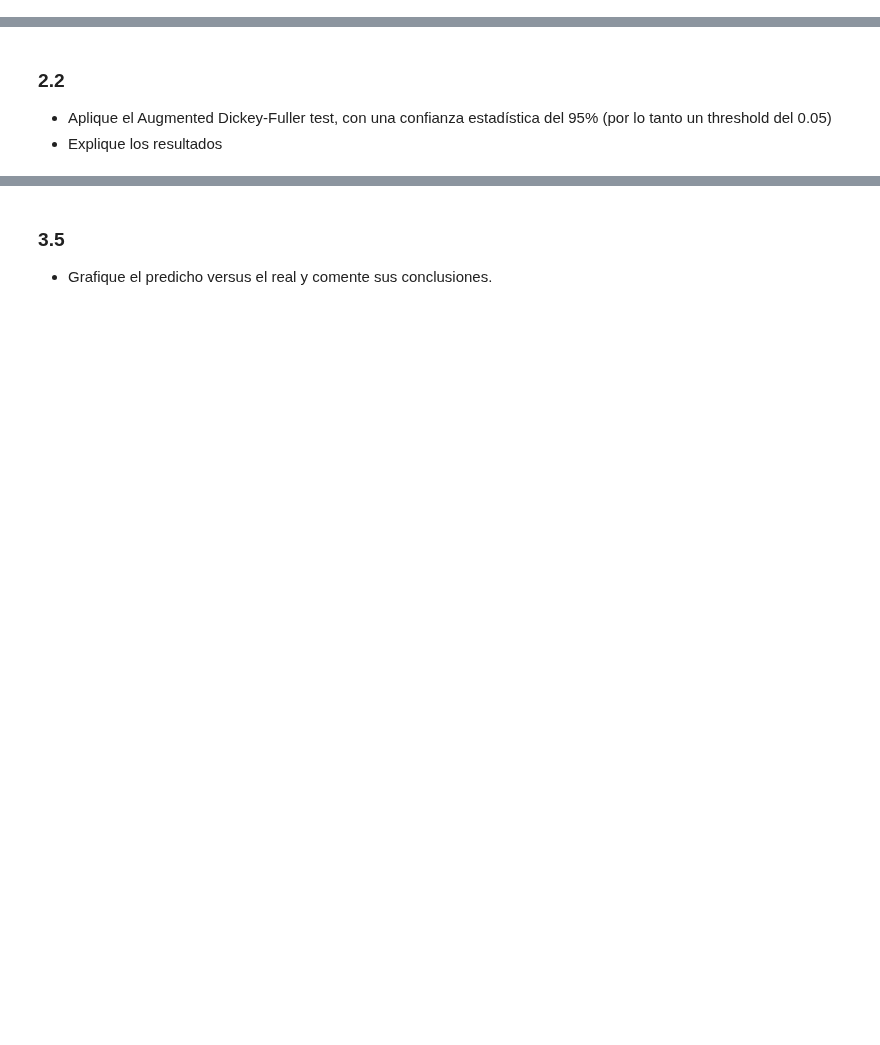
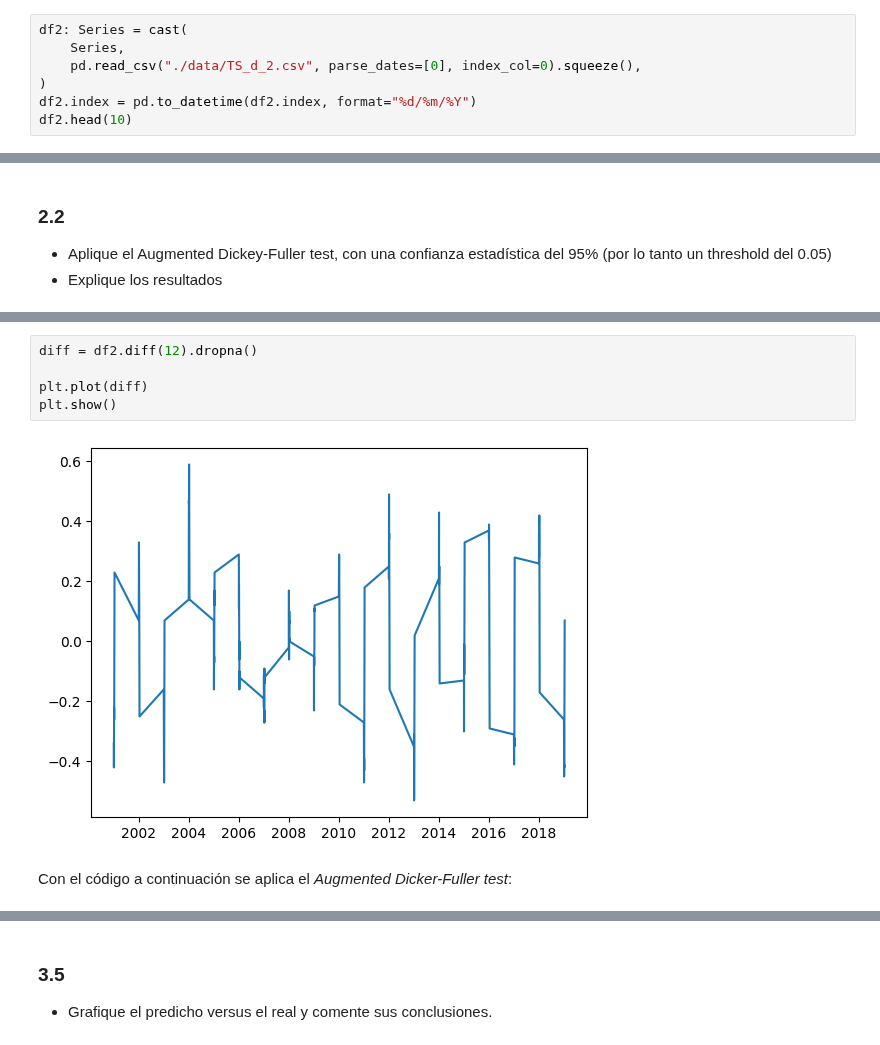
Before and after one commit to datwaft/aprendizaje_automatico, a Jupyter notebook: Trabajo_Corto_1.ipynb, the cells around one changed output, grey strips where cells are left out. Drawn from its saved outputs; the diff is of its cells as text; blank space fills up the shorter version.

```diff
--- a/Trabajo_Corto_1.ipynb
+++ b/Trabajo_Corto_1.ipynb
@@ -254,3 +274,10 @@ plt.show()
 
 ### 2.1
 - Cargue el archivo proporcionado y muestre los 10 primeros registros.
+# %%
+df2: Series = cast(
+    Series,
+    pd.read_csv("./data/TS_d_2.csv", parse_dates=[0], index_col=0).squeeze(),
+)
+df2.index = pd.to_datetime(df2.index, format="%d/%m/%Y")
+df2.head(10)
@@ -286,0 +332,9 @@ plt.show()
+# %%
+diff = df2.diff(12).dropna()
+
+plt.plot(diff)
+plt.show()
+# %% [output]
+[figure, added]
+# %% [markdown]
+Con el código a continuación se aplica el _Augmented Dicker-Fuller test_:
```
Also changed, not shown: parts of 26 cells of this notebook, 2 other files.
